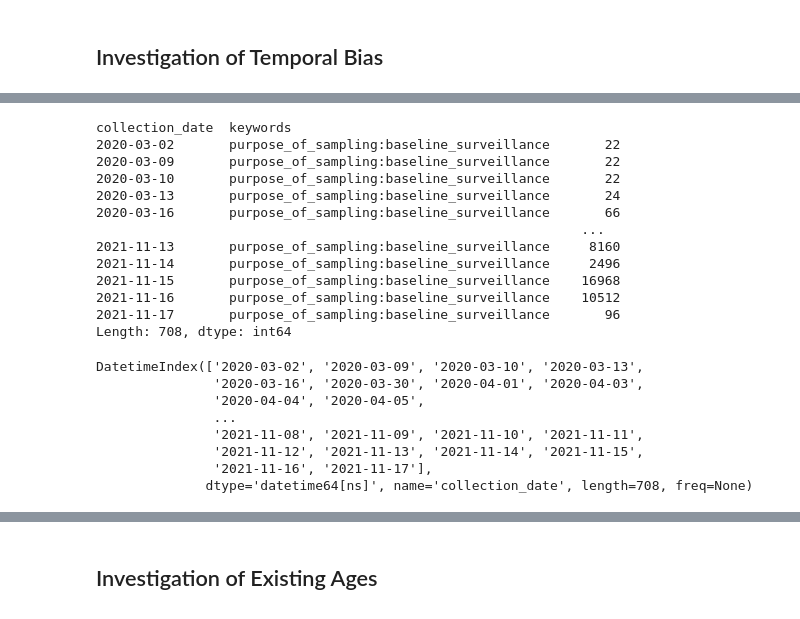
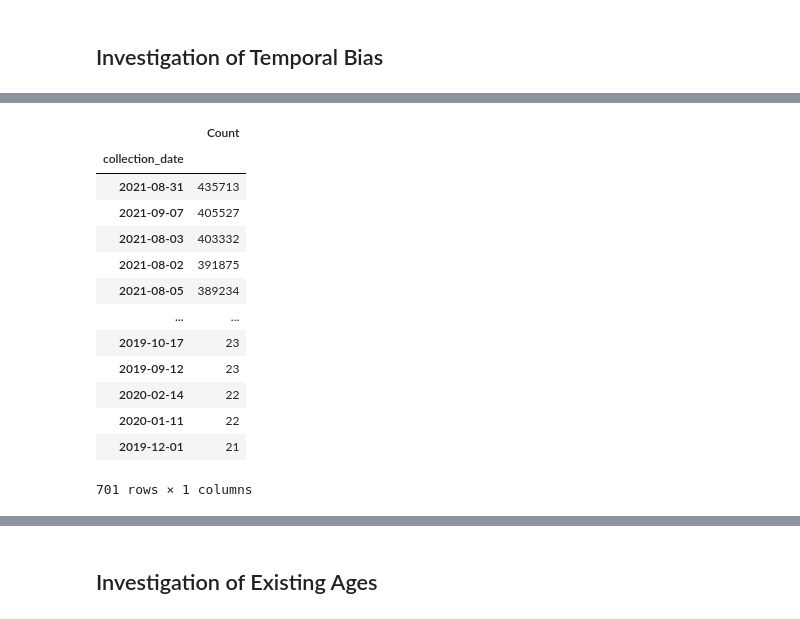
Before and after one commit to ninaihde/sampling-bias-cov19, a Jupyter notebook: src/create_general_insights.ipynb, the cells around one changed output, grey strips where cells are left out. Cells and saved outputs as stored; diff of their text form; code cells hidden in the pictures.

```diff
--- a/src/create_general_insights.ipynb
+++ b/src/create_general_insights.ipynb
@@ -183,30 +190,22 @@ plt.close()
 # %%
 # B) Plot absolute count
-date_counts = plotdata.groupby(['collection_date', 'keywords']).count().sum(axis=1)
-date_counts
+date_counts = plotdata.groupby(['collection_date']).count().sum(axis=1)
+# date_counts = plotdata.groupby(['collection_date', 'keywords']).count().sum(axis=1)
+date_counts = pd.DataFrame(date_counts, columns=['Count'])
+date_counts.sort_values(by='Count', ascending=False)
 # %% [output]
+|  | Count |
+| collection_date |  |
+| 2021-08-31 | 435713 |
+| 2021-09-07 | 405527 |
+| 2021-08-03 | 403332 |
+| 2021-08-02 | 391875 |
+| 2021-08-05 | 389234 |
+| ... | ... |
+| 2019-10-17 | 23 |
+| 2019-09-12 | 23 |
+| 2020-02-14 | 22 |
+| 2020-01-11 | 22 |
+| 2019-12-01 | 21 |
-collection_date  keywords
-2020-03-02       purpose_of_sampling:baseline_surveillance       22
-2020-03-09       purpose_of_sampling:baseline_surveillance       22
-2020-03-10       purpose_of_sampling:baseline_surveillance       22
-2020-03-13       purpose_of_sampling:baseline_surveillance       24
-2020-03-16       purpose_of_sampling:baseline_surveillance       66
-                                                              ...
-2021-11-13       purpose_of_sampling:baseline_surveillance     8160
-2021-11-14       purpose_of_sampling:baseline_surveillance     2496
-2021-11-15       purpose_of_sampling:baseline_surveillance    16968
-2021-11-16       purpose_of_sampling:baseline_surveillance    10512
-2021-11-17       purpose_of_sampling:baseline_surveillance       96
-Length: 708, dtype: int64
+701 rows × 1 columns
-# %%
-date_counts.index.get_level_values(0)
-# %% [output]
-DatetimeIndex(['2020-03-02', '2020-03-09', '2020-03-10', '2020-03-13',
-               '2020-03-16', '2020-03-30', '2020-04-01', '2020-04-03',
-               '2020-04-04', '2020-04-05',
-               ...
-               '2021-11-08', '2021-11-09', '2021-11-10', '2021-11-11',
-               '2021-11-12', '2021-11-13', '2021-11-14', '2021-11-15',
-               '2021-11-16', '2021-11-17'],
-              dtype='datetime64[ns]', name='collection_date', length=708, freq=None)
 # %%
```
Also changed, not shown: parts of 8 cells of this notebook, 1 other file.
